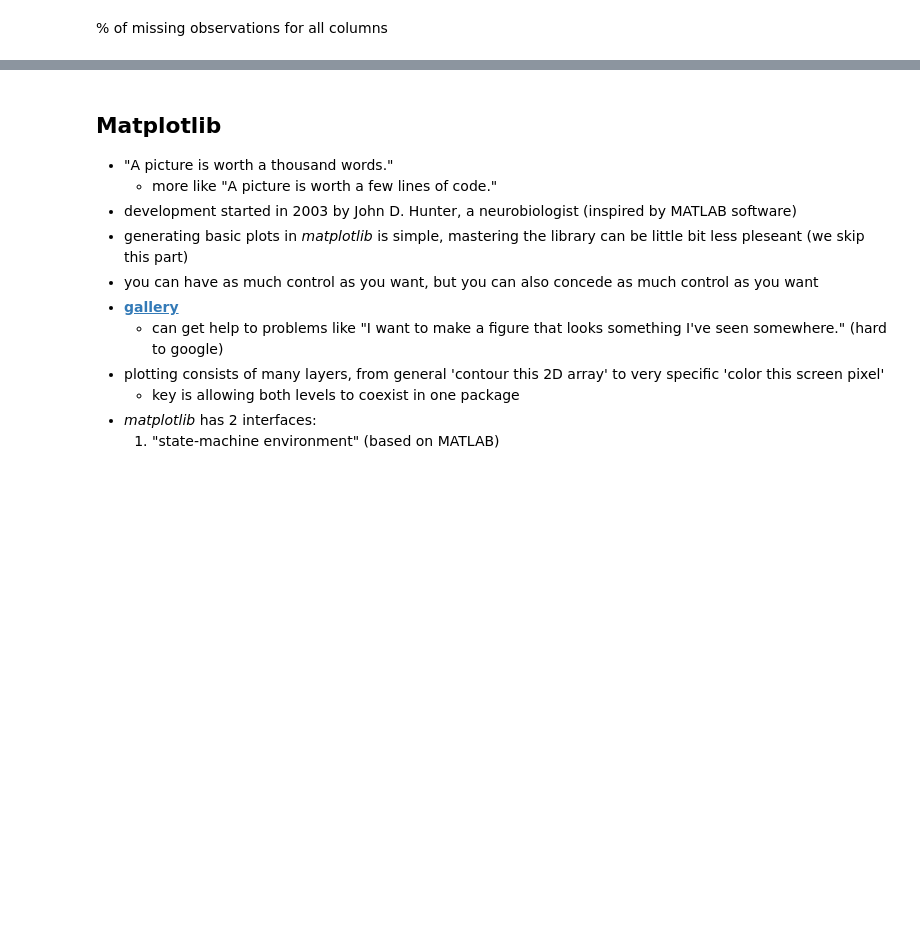
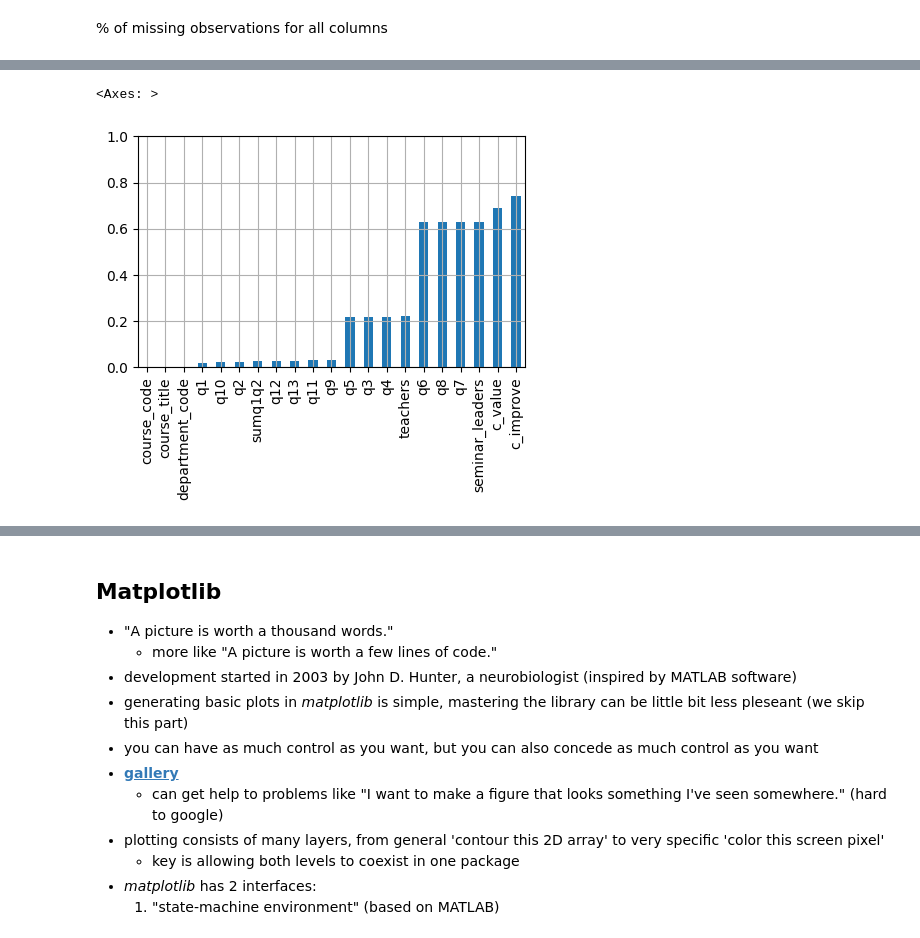
Before and after one commit to iesfsv/Data-Processing-in-Python, a Jupyter notebook: 04_week/04_Lecture_PandasMatplotlib.ipynb, the cells around one changed output, grey strips where cells are left out. Cells and saved outputs as stored; diff of their text form; code cells hidden in the pictures; blank space fills up the shorter version.

```diff
--- a/04_week/04_Lecture_PandasMatplotlib.ipynb
+++ b/04_week/04_Lecture_PandasMatplotlib.ipynb
@@ -967,2 +1060,5 @@ df['q1'].isnull().sum() / df['q1'].isnull().count()
 # %%
-(df.isnull().sum()/df.shape[0]).sort_values().plot.bar(ylim=(0,1),grid=True)
+(df.isnull().sum() / df.shape[0]).sort_values().plot.bar(ylim=(0, 1), grid=True, figsize=(5,3))
+# %% [output]
+<Axes: >
+[figure, added]
```
Also changed, not shown: parts of 28 cells of this notebook, 10 other files.
